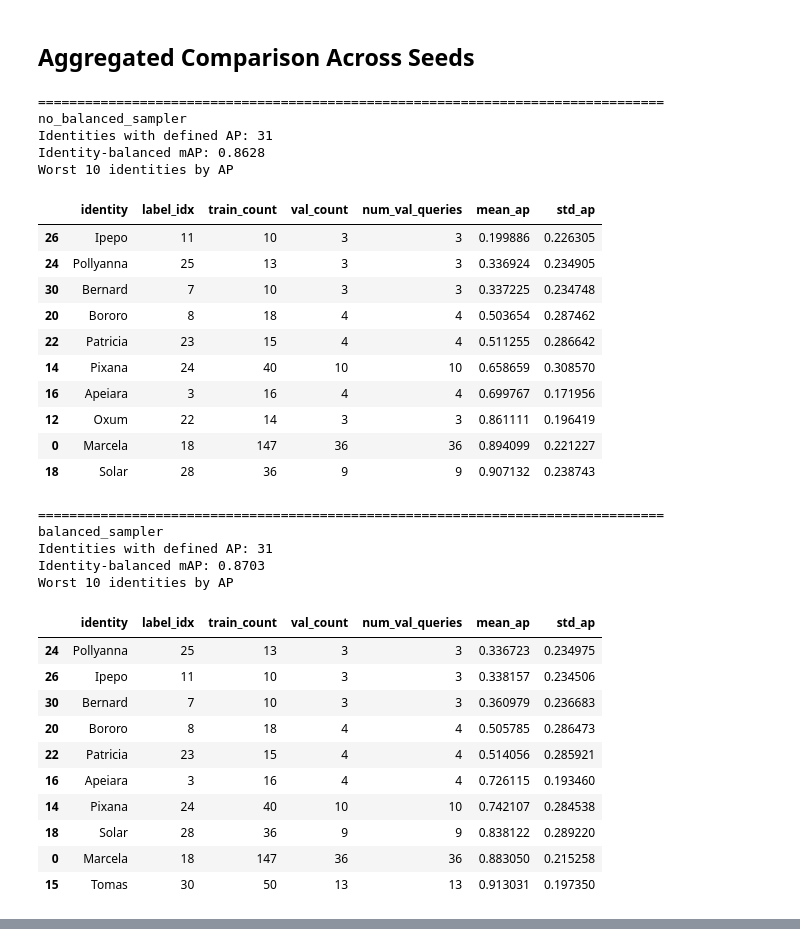
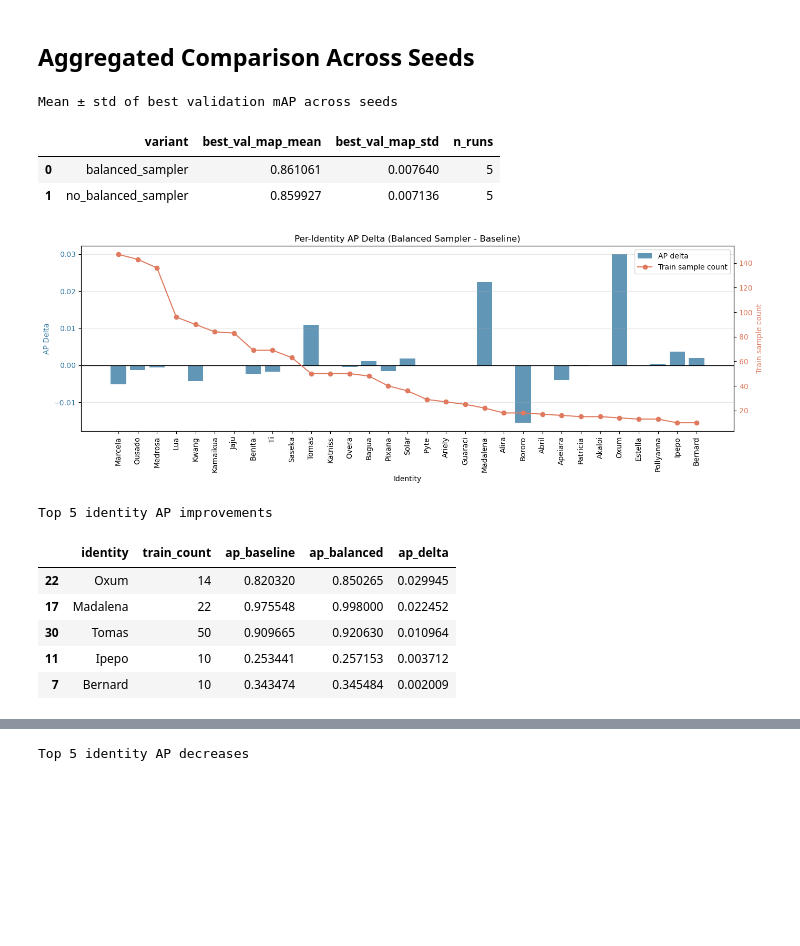
Before and after one commit to MatthiasCr/Jaguar-Re-Identification, a Jupyter notebook: notebooks/03_data_imbalance.ipynb, the cells around one changed output, grey strips where cells are left out. Drawn from its saved outputs; the diff is of its cells as text; code cells hidden in the pictures; blank space fills up the shorter version.

```diff
--- a/notebooks/03_data_imbalance.ipynb
+++ b/notebooks/03_data_imbalance.ipynb
@@ -41,7 +41,6 @@ config = {
     "embeddings_cache_dir": Path("../checkpoints/embedding_cache"),
     "val_split": 0.2,
     "split_seed": RANDOM_SEED,
-    "training_seeds": [42, 43, 44],
     "backbone_name": "eva02_large_patch14_448.mim_m38m_ft_in22k_in1k",
     "input_size": 448,
     "embedding_dim": 256,
@@ -224,6 +223,7 @@ def train_arcface_variant(balanced_sampling: bool, seed: int, run_tag: str):
         checkpoint_name=checkpoint_name,
     )
 
+    wandb.run.summary["best_val_loss"] = results["best_val_loss"]
     wandb.run.summary["best_val_mAP"] = results["best_map"]
     wandb.run.summary["best_epoch"] = results["best_epoch"]
     wandb.run.summary["total_epochs"] = results["epochs_ran"]
@@ -286,11 +286,13 @@ variants = [
     {"name": "balanced_sampler", "balanced_sampling": True},
 ]
 
+training_seeds = [10, 38, 56, 102, 2024]
+
 run_rows = []
 all_ap_rows = []
 
 for variant in variants:
-    for seed in config["training_seeds"]:
+    for seed in training_seeds:
         run_name = variant["name"]
         print("=" * 90)
         print(f"Running {run_name} | seed={seed} | balanced_sampling={variant['balanced_sampling']}")
@@ -351,70 +353,63 @@ identity_ap_summary = (
         mean_ap=("mean_ap", "mean"),
         std_ap=("mean_ap", "std"),
     )
 )
 
 baseline_name = "no_balanced_sampler"
 balanced_name = "balanced_sampler"
 
 baseline_ap = identity_ap_summary[identity_ap_summary["variant"] == baseline_name][["identity", "train_count", "mean_ap"]].rename(columns={"mean_ap": "ap_baseline"})
 balanced_ap = identity_ap_summary[identity_ap_summary["variant"] == balanced_name][["identity", "mean_ap"]].rename(columns={"mean_ap": "ap_balanced"})
 
 ap_compare = baseline_ap.merge(balanced_ap, on="identity", how="inner")
 ap_compare["ap_delta"] = ap_compare["ap_balanced"] - ap_compare["ap_baseline"]
 
 identity_order = identity_counts.index.tolist()
 ap_compare["identity"] = pd.Categorical(ap_compare["identity"], categories=identity_order, ordered=True)
 ap_compare = ap_compare.sort_values("identity")
 
-fig, ax = plt.subplots(figsize=(14, 5))
-ax.bar(ap_compare["identity"].astype(str), ap_compare["ap_delta"], color="#3A7CA5")
-ax.axhline(0.0, color="black", linewidth=1)
-ax.set_title("Per-Identity AP Delta (Balanced Sampler - Baseline)")
-ax.set_xlabel("Identity")
-ax.set_ylabel("AP Delta")
-ax.tick_params(axis="x", rotation=90)
-ax.grid(axis="y", alpha=0.3)
+fig, ax1 = plt.subplots(figsize=(14, 5))
+
+identities = ap_compare["identity"].astype(str)
+ax1.bar(identities, ap_compare["ap_delta"], color="#3A7CA5", alpha=0.8, label="AP delta")
+ax1.axhline(0.0, color="black", linewidth=1)
+ax1.set_title("Per-Identity AP Delta (Balanced Sampler - Baseline)")
+ax1.set_xlabel("Identity")
+ax1.set_ylabel("AP Delta", color="#3A7CA5")
+ax1.tick_params(axis="x", rotation=90)
+ax1.tick_params(axis="y", labelcolor="#3A7CA5")
+ax1.grid(axis="y", alpha=0.3)
+
+ax2 = ax1.twinx()
+ax2.plot(identities, ap_compare["train_count"], color="#E07A5F", marker="o", linewidth=1.5, label="Train sample count")
+ax2.set_ylabel("Train sample count", color="#E07A5F")
+ax2.tick_params(axis="y", labelcolor="#E07A5F")
+
+lines1, labels1 = ax1.get_legend_handles_labels()
+lines2, labels2 = ax2.get_legend_handles_labels()
+ax1.legend(lines1 + lines2, labels1 + labels2, loc="upper right")
+
 plt.tight_layout()
 plt.show()
 
 largest_gains = ap_compare.sort_values("ap_delta", ascending=False).head(5)
 largest_drops = ap_compare.sort_values("ap_delta", ascending=True).head(5)
 
 print("Top 5 identity AP improvements")
 display(largest_gains[["identity", "train_count", "ap_baseline", "ap_balanced", "ap_delta"]])
 
 print("Top 5 identity AP decreases")
 display(largest_drops[["identity", "train_count", "ap_baseline", "ap_balanced", "ap_delta"]])
 # %% [output]
-================================================================================
-no_balanced_sampler
-Identities with defined AP: 31
-Identity-balanced mAP: 0.8628
-Worst 10 identities by AP
+Mean ± std of best validation mAP across seeds
-|  | identity | label_idx | train_count | val_count | num_val_queries | mean_ap | std_ap |
-| 26 | Ipepo | 11 | 10 | 3 | 3 | 0.199886 | 0.226305 |
-| 24 | Pollyanna | 25 | 13 | 3 | 3 | 0.336924 | 0.234905 |
-| 30 | Bernard | 7 | 10 | 3 | 3 | 0.337225 | 0.234748 |
-| 20 | Bororo | 8 | 18 | 4 | 4 | 0.503654 | 0.287462 |
-| 22 | Patricia | 23 | 15 | 4 | 4 | 0.511255 | 0.286642 |
-| 14 | Pixana | 24 | 40 | 10 | 10 | 0.658659 | 0.308570 |
-| 16 | Apeiara | 3 | 16 | 4 | 4 | 0.699767 | 0.171956 |
-| 12 | Oxum | 22 | 14 | 3 | 3 | 0.861111 | 0.196419 |
-| 0 | Marcela | 18 | 147 | 36 | 36 | 0.894099 | 0.221227 |
-| 18 | Solar | 28 | 36 | 9 | 9 | 0.907132 | 0.238743 |
+|  | variant | best_val_map_mean | best_val_map_std | n_runs |
+| 0 | balanced_sampler | 0.861061 | 0.007640 | 5 |
+| 1 | no_balanced_sampler | 0.859927 | 0.007136 | 5 |
+[figure, new version]
-================================================================================
-balanced_sampler
-Identities with defined AP: 31
-Identity-balanced mAP: 0.8703
-Worst 10 identities by AP
+Top 5 identity AP improvements
-|  | identity | label_idx | train_count | val_count | num_val_queries | mean_ap | std_ap |
-| 24 | Pollyanna | 25 | 13 | 3 | 3 | 0.336723 | 0.234975 |
-| 26 | Ipepo | 11 | 10 | 3 | 3 | 0.338157 | 0.234506 |
-| 30 | Bernard | 7 | 10 | 3 | 3 | 0.360979 | 0.236683 |
-| 20 | Bororo | 8 | 18 | 4 | 4 | 0.505785 | 0.286473 |
-| 22 | Patricia | 23 | 15 | 4 | 4 | 0.514056 | 0.285921 |
-| 16 | Apeiara | 3 | 16 | 4 | 4 | 0.726115 | 0.193460 |
-| 14 | Pixana | 24 | 40 | 10 | 10 | 0.742107 | 0.284538 |
-| 18 | Solar | 28 | 36 | 9 | 9 | 0.838122 | 0.289220 |
-| 0 | Marcela | 18 | 147 | 36 | 36 | 0.883050 | 0.215258 |
-| 15 | Tomas | 30 | 50 | 13 | 13 | 0.913031 | 0.197350 |
+|  | identity | train_count | ap_baseline | ap_balanced | ap_delta |
+| 22 | Oxum | 14 | 0.820320 | 0.850265 | 0.029945 |
+| 17 | Madalena | 22 | 0.975548 | 0.998000 | 0.022452 |
+| 30 | Tomas | 50 | 0.909665 | 0.920630 | 0.010964 |
+| 11 | Ipepo | 10 | 0.253441 | 0.257153 | 0.003712 |
+| 7 | Bernard | 10 | 0.343474 | 0.345484 | 0.002009 |
@@ -421,0 +416 @@ Worst 10 identities by AP
+Top 5 identity AP decreases
```
Also changed, not shown: parts of 1 cell of this notebook, 3 other files.
